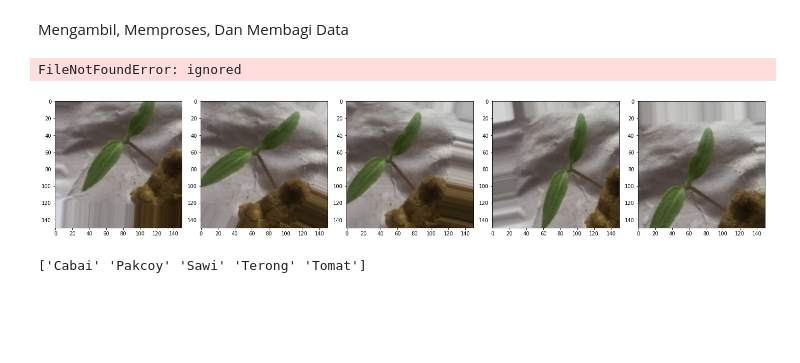
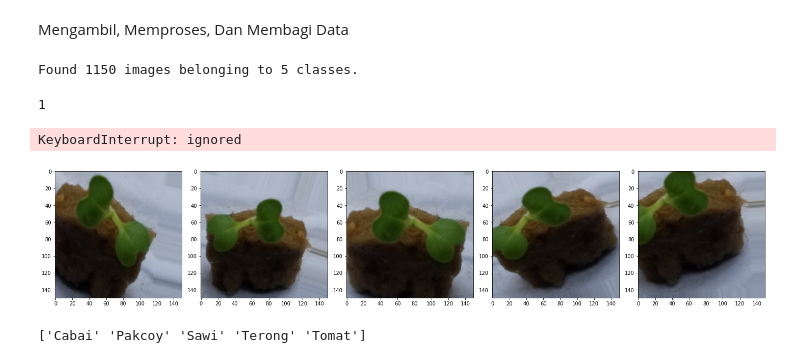
Before and after one commit to arfandiTelU/Skripsi, a Jupyter notebook: Cnn_Klasifikasi_Bibit.ipynb, the cells around one changed output. Saved outputs shown, nothing was run; the diff lists cells and outputs as text; code cells hidden in the pictures; blank space fills up the shorter version.

Commit message:
Coba Cross Validation

```diff
--- a/Cnn_Klasifikasi_Bibit.ipynb
+++ b/Cnn_Klasifikasi_Bibit.ipynb
@@ -39,45 +39,78 @@ Mengambil, Memproses, Dan Membagi Data
 train_dir = '/content/gdrive/My Drive/Dataset/Train'
 test_dir = '/content/gdrive/My Drive/Dataset/Test'
 
-train_datagen = ImageDataGenerator(rescale=1./255, validation_split=.115,
+train_datagen = ImageDataGenerator(rescale=1./255,
                                    rotation_range=30, zoom_range=0.15,
                                    width_shift_range=0.2, height_shift_range=0.2,
                                    shear_range=0.15, horizontal_flip=True)
-valid_datagen = ImageDataGenerator(rescale=1./255, validation_split=.115)
+# valid_datagen = ImageDataGenerator(rescale=1./255, validation_split=.115)
 test_datagen = ImageDataGenerator(rescale=1./255)
 
 IMAGE_SHAPE = (150,150)
 
-valid_generator = train_datagen.flow_from_directory(
-    train_dir,
-    subset = "validation",
-    shuffle = True,
-    target_size = IMAGE_SHAPE,
-    batch_size = 32
-)
-
 train_generator = train_datagen.flow_from_directory(
     train_dir,
-    subset = "training",
-    shuffle = True,
     target_size = IMAGE_SHAPE,
-    batch_size = 32
+    batch_size = 1150
 )
 # %% [output]
-FileNotFoundError: ignored
+Found 1150 images belonging to 5 classes.
+# %%
+print(len(train_generator))
+# print(train_generator[0][1].shape)
+X, Y = next(iter(train_generator))
+# %% [output]
+1
+# %%
+from sklearn.model_selection import StratifiedKFold
+kfold = StratifiedKFold(n_splits=10, shuffle=True, random_state='none')
+# print(kfold)
+cvscores = []
+for train, test in kfold.split(X, Y):
+  model = models.Sequential()
+
+  model.add(layers.Conv2D(32, (3,3), padding='same', activation = 'relu', input_shape = (150,150,3)))
+  model.add(layers.MaxPool2D((2,2)))
+
+  model.add(layers.Conv2D(64, (3,3), padding='same', activation = 'relu'))
+  model.add(layers.MaxPool2D((2,2)))
+
+  model.add(layers.Conv2D(128, (3,3), padding='same', activation = 'relu'))
+  model.add(layers.MaxPool2D((2,2)))
+
+  model.add(layers.Conv2D(128, (3,3), padding='same', activation = 'relu'))
+  model.add(layers.MaxPool2D((2,2)))
+
+  model.add(layers.Dropout(0.5))
+  model.add(layers.Flatten())
+
+  model.add(layers.Dense(512, activation = 'relu'))
+  model.add(layers.Dense(5, activation = 'softmax'))
+
+# model.summary()
+	# Compile model
+  model.compile(optimizer=optimizers.Adam(), loss='categorical_crossentropy', metrics=['acc'])
+	# Fit the model
+  model.fit(X[train], Y[train], epochs=20, batch_size=32, verbose=0)
+	# evaluate the model
+  scores = model.evaluate(X[test], Y[test], verbose=0)
+  print("%s: %.2f%%" % (model.metrics_names[1], scores[1]*100))
+  cvscores.append(scores[1] * 100)
+# %% [output]
+KeyboardInterrupt: ignored
 # %%
 def plotImages(images_arr):
     fig, axes = plt.subplots(1, 5, figsize=(20,20))
     axes = axes.flatten()
     for img, ax in zip(images_arr, axes):
         ax.imshow(img)
     plt.tight_layout()
     plt.show()
 
-augmented_images = [train_generator[0][0][0] for i in range(5)]
+augmented_images = [train_generator[0][0][0] for i in range(6)]
 plotImages(augmented_images)
 # %% [output]
-[figure, old version]
+[figure, new version]
 # %%
 dataset_labels = sorted(train_generator.class_indices.items(), key=lambda pair:pair[1])
 dataset_labels = np.array([key.title() for key, value in dataset_labels])
```
